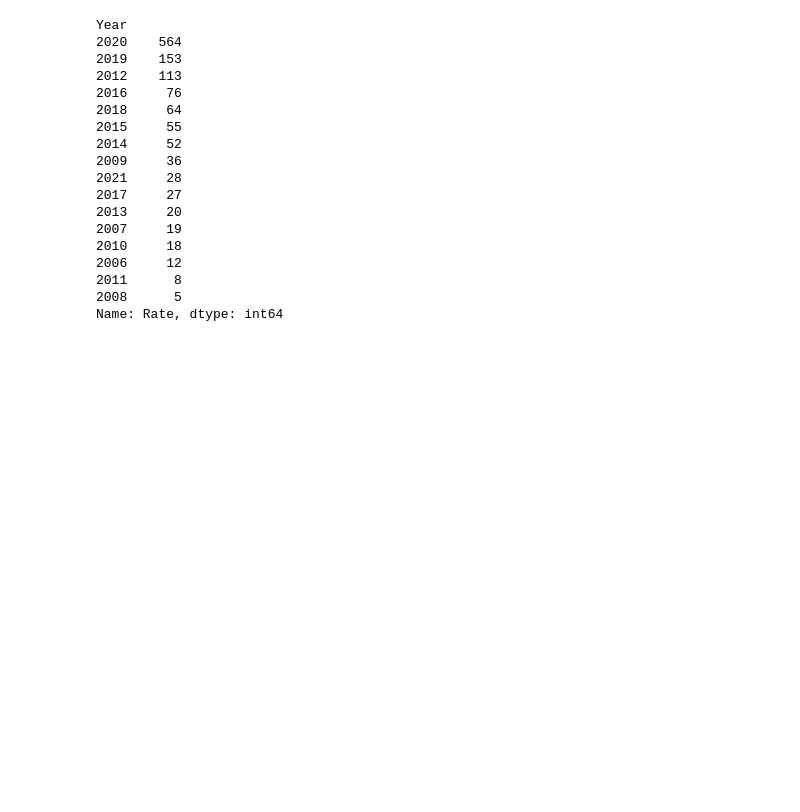
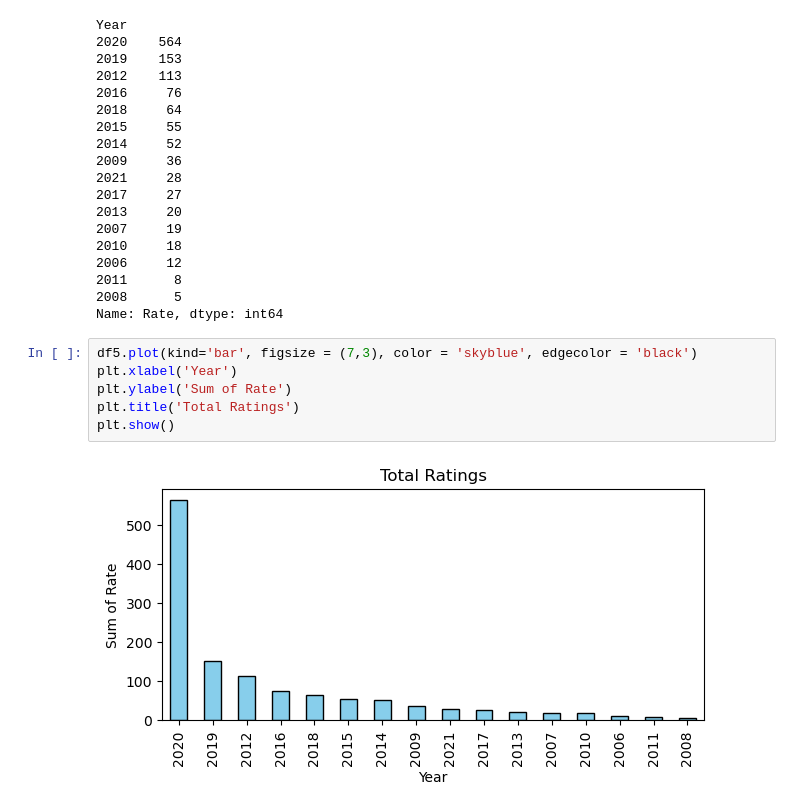
Before and after one commit to pernebay-arailym/Project_18_HOMICIDE_Analysis, a Jupyter notebook: homecide_project.ipynb, the cells around one changed output. Cells and saved outputs as stored; diff of their text form; blank space fills up the shorter version.

Commit message:
Plotted the total ratings df5

```diff
--- a/homecide_project.ipynb
+++ b/homecide_project.ipynb
@@ -326,3 +326,11 @@ Year
 2011      8
 2008      5
 Name: Rate, dtype: int64
+# %%
+df5.plot(kind='bar', figsize = (7,3), color = 'skyblue', edgecolor = 'black')
+plt.xlabel('Year')
+plt.ylabel('Sum of Rate')
+plt.title('Total Ratings')
+plt.show()
+# %% [output]
+[figure, added]
```
